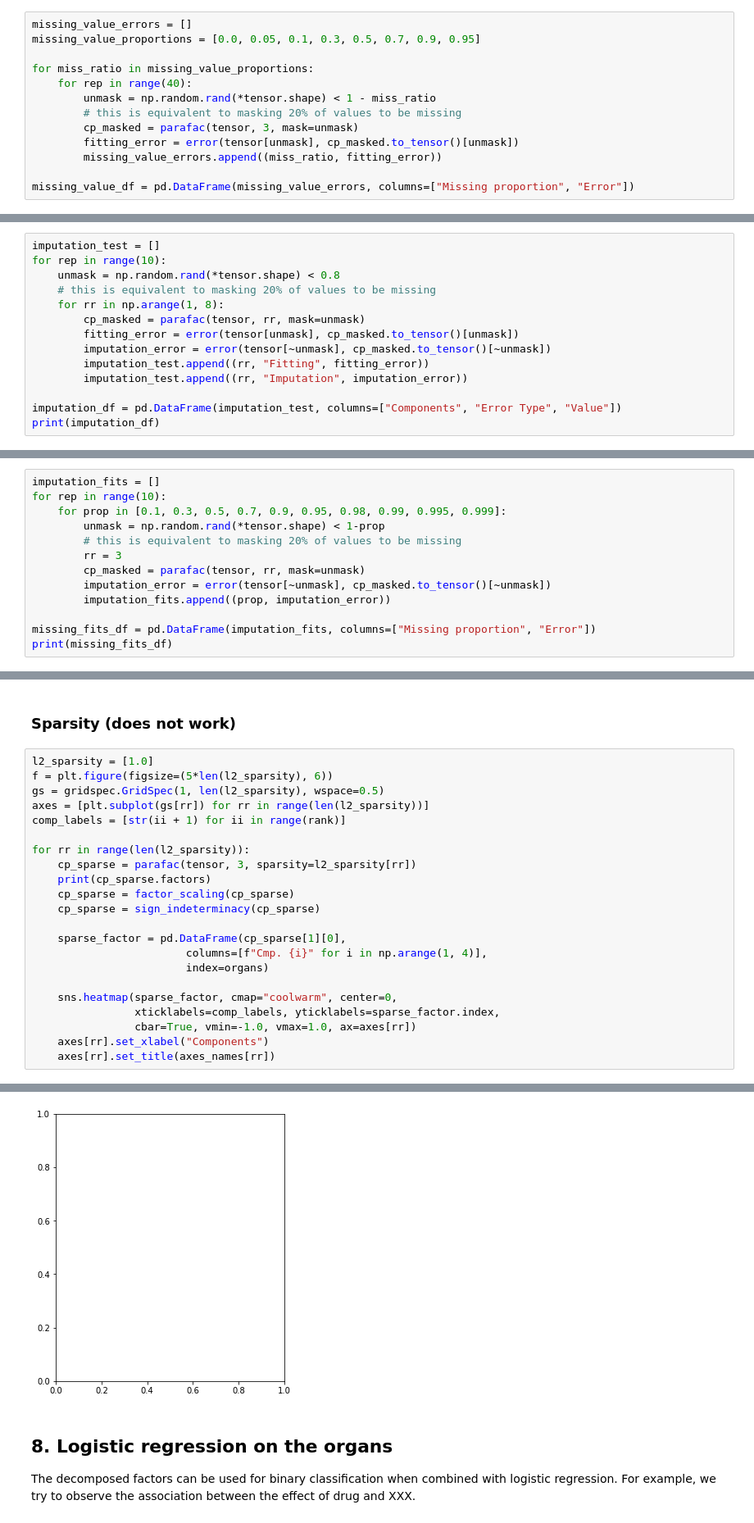
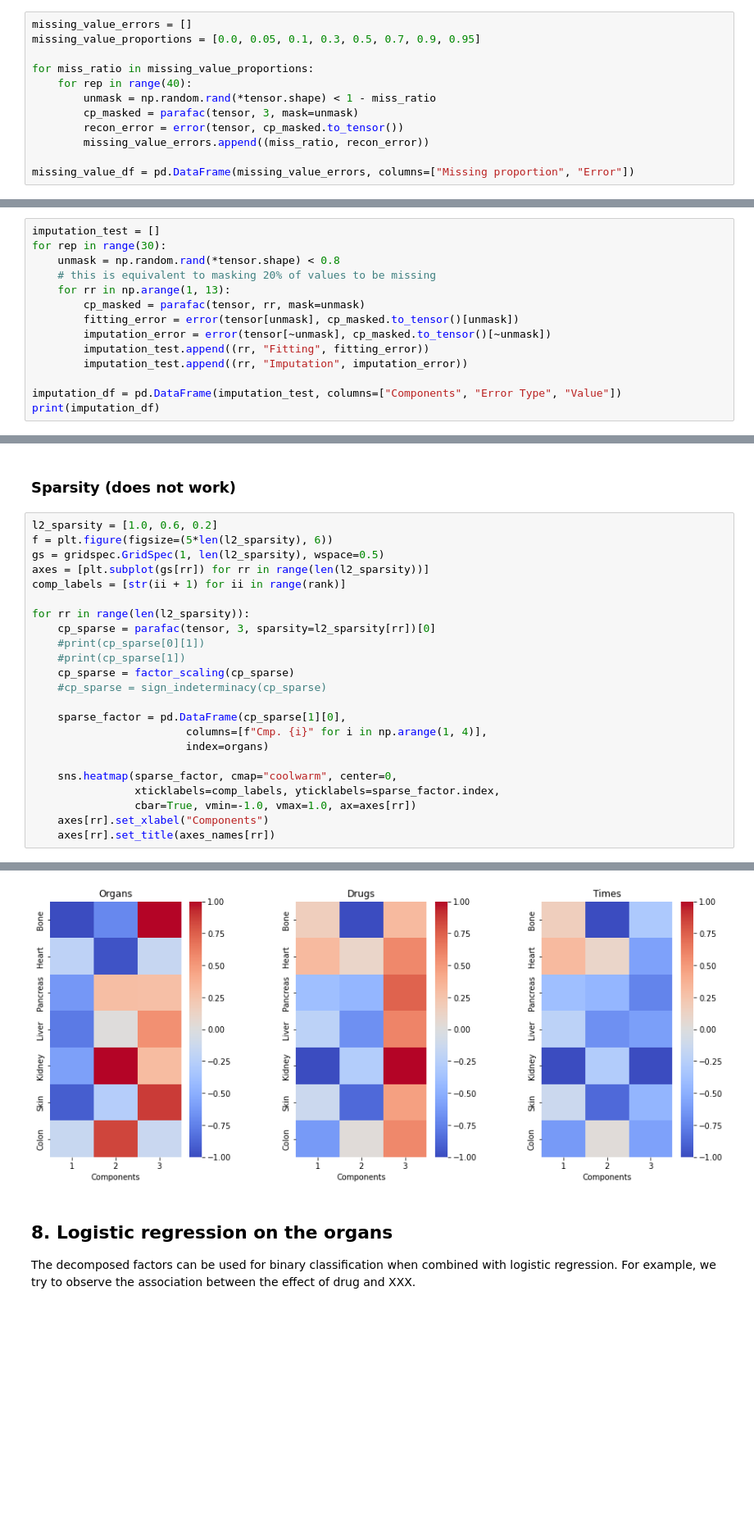
Before and after one commit to meyer-lab/tensor_review, a Jupyter notebook: The structure is the message - preserving experimental context through tensor decomposition.ipynb, the cells around one changed output, grey strips where cells are left out. Shown at 82% size. Saved outputs shown, nothing was run; the diff lists cells and outputs as text; blank space fills up the shorter version.

```diff
--- a/The structure is the message - preserving experimental context through tensor decomposition.ipynb
+++ b/The structure is the message - preserving experimental context through tensor decomposition.ipynb
@@ -367,10 +366,9 @@ missing_value_proportions = [0.0, 0.05, 0.1, 0.3, 0.5, 0.7, 0.9, 0.95]
 for miss_ratio in missing_value_proportions:
     for rep in range(40):
         unmask = np.random.rand(*tensor.shape) < 1 - miss_ratio
-        # this is equivalent to masking 20% of values to be missing
         cp_masked = parafac(tensor, 3, mask=unmask)
-        fitting_error = error(tensor[unmask], cp_masked.to_tensor()[unmask])
-        missing_value_errors.append((miss_ratio, fitting_error))
+        recon_error = error(tensor, cp_masked.to_tensor())
+        missing_value_errors.append((miss_ratio, recon_error))
 
 missing_value_df = pd.DataFrame(missing_value_errors, columns=["Missing proportion", "Error"])
 # %%
@@ -382,9 +381,9 @@ sns.pointplot(data=missing_value_df, x="Missing proportion", y="Error")
 # %%
 imputation_test = []
-for rep in range(10):
+for rep in range(30):
     unmask = np.random.rand(*tensor.shape) < 0.8
     # this is equivalent to masking 20% of values to be missing
-    for rr in np.arange(1, 8):
+    for rr in np.arange(1, 13):
         cp_masked = parafac(tensor, rr, mask=unmask)
         fitting_error = error(tensor[unmask], cp_masked.to_tensor()[unmask])
         imputation_error = error(tensor[~unmask], cp_masked.to_tensor()[~unmask])
@@ -416,13 +415,0 @@ sns.pointplot(data=imputation_df, x="Components", y="Value", hue="Error Type", l
-# %%
-imputation_fits = []
-for rep in range(10):
-    for prop in [0.1, 0.3, 0.5, 0.7, 0.9, 0.95, 0.98, 0.99, 0.995, 0.999]:
-        unmask = np.random.rand(*tensor.shape) < 1-prop
-        # this is equivalent to masking 20% of values to be missing
-        rr = 3
-        cp_masked = parafac(tensor, rr, mask=unmask)
-        imputation_error = error(tensor[~unmask], cp_masked.to_tensor()[~unmask])
-        imputation_fits.append((prop, imputation_error))
-
-missing_fits_df = pd.DataFrame(imputation_fits, columns=["Missing proportion", "Error"])
-print(missing_fits_df)
@@ -450,17 +416,18 @@ sns.pointplot(data=missing_fits_df, x="Missing proportion", y="Error",
 # %% [markdown]
 ### Sparsity (does not work)
 # %%
-l2_sparsity = [1.0]
+l2_sparsity = [1.0, 0.6, 0.2]
 f = plt.figure(figsize=(5*len(l2_sparsity), 6))
 gs = gridspec.GridSpec(1, len(l2_sparsity), wspace=0.5)
 axes = [plt.subplot(gs[rr]) for rr in range(len(l2_sparsity))]
 comp_labels = [str(ii + 1) for ii in range(rank)]
 
 for rr in range(len(l2_sparsity)):
-    cp_sparse = parafac(tensor, 3, sparsity=l2_sparsity[rr])
-    print(cp_sparse.factors)
+    cp_sparse = parafac(tensor, 3, sparsity=l2_sparsity[rr])[0]
+    #print(cp_sparse[0][1])
+    #print(cp_sparse[1])
     cp_sparse = factor_scaling(cp_sparse)
-    cp_sparse = sign_indeterminacy(cp_sparse)
+    #cp_sparse = sign_indeterminacy(cp_sparse)
 
     sparse_factor = pd.DataFrame(cp_sparse[1][0],
                         columns=[f"Cmp. {i}" for i in np.arange(1, 4)],
@@ -476,4 +442,4 @@ AttributeError: 'tuple' object has no attribute 'factors'
-[figure, old version]
+[figure, new version]
 # %% [markdown]
 ## 8. Logistic regression on the organs
 
```
Also changed, not shown: parts of 8 cells of this notebook.
